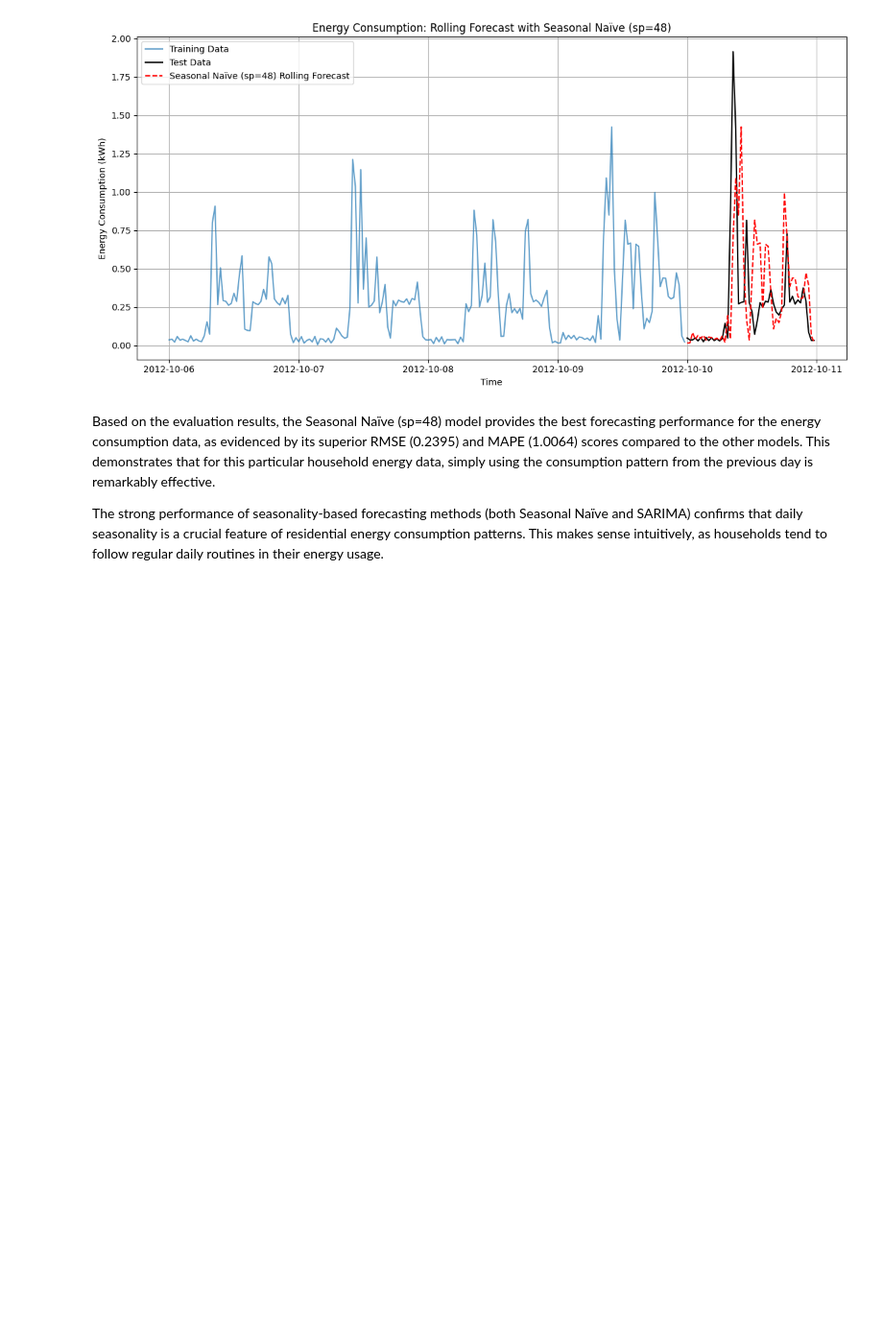
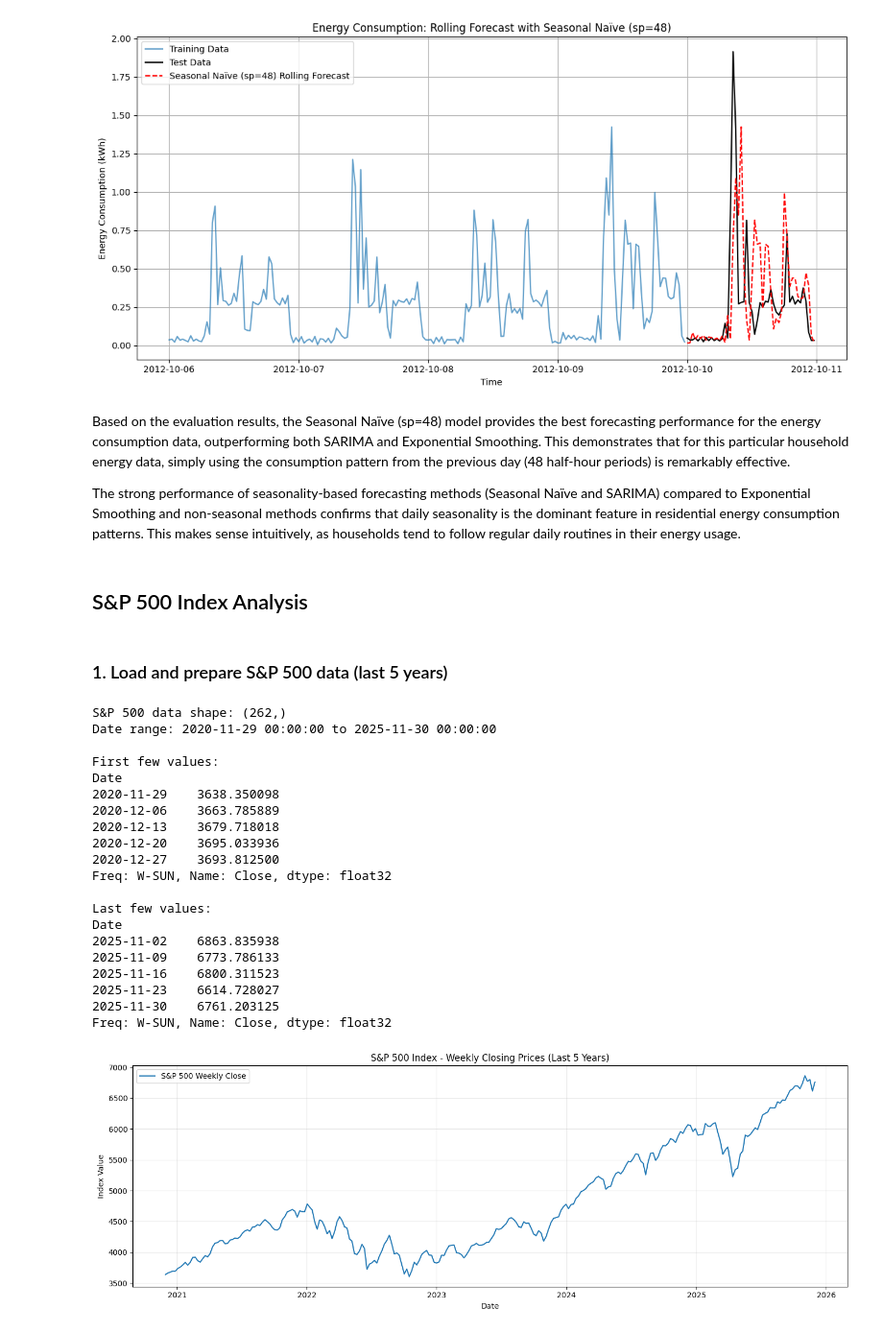
Before and after one commit to V8-Luky/time, a Jupyter notebook: notebooks/05_Exercise.ipynb, the cells around one changed output. Shown at 96% size. Drawn from its saved outputs; the diff is of its cells as text; code cells hidden in the pictures; blank space fills up the shorter version.

```diff
--- a/notebooks/05_Exercise.ipynb
+++ b/notebooks/05_Exercise.ipynb
@@ -468,6 +523,64 @@ Best Model Selected: Seasonal Naïve (sp=48)
 Performance on Held-Out Test Set: RMSE: 0.3666, MAPE: 1.0829, MAE: 0.2156
 [figure]
 # %% [markdown]
-Based on the evaluation results, the Seasonal Naïve (sp=48) model provides the best forecasting performance for the energy consumption data, as evidenced by its superior RMSE (0.2395) and MAPE (1.0064) scores compared to the other models. This demonstrates that for this particular household energy data, simply using the consumption pattern from the previous day is remarkably effective.
+Based on the evaluation results, the Seasonal Naïve (sp=48) model provides the best forecasting performance for the energy consumption data, outperforming both SARIMA and Exponential Smoothing. This demonstrates that for this particular household energy data, simply using the consumption pattern from the previous day (48 half-hour periods) is remarkably effective.
 
-The strong performance of seasonality-based forecasting methods (both Seasonal Naïve and SARIMA) confirms that daily seasonality is a crucial feature of residential energy consumption patterns. This makes sense intuitively, as households tend to follow regular daily routines in their energy usage.
+The strong performance of seasonality-based forecasting methods (Seasonal Naïve and SARIMA) compared to Exponential Smoothing and non-seasonal methods confirms that daily seasonality is the dominant feature in residential energy consumption patterns. This makes sense intuitively, as households tend to follow regular daily routines in their energy usage.
+# %% [markdown]
+## S&P 500 Index Analysis
+# %% [markdown]
+### 1. Load and prepare S&P 500 data (last 5 years)
+# %%
+url = "https://stooq.com/q/d/l/?s=%5Espx&i=d"
+
+df = pd.read_csv(
+    url,
+    parse_dates=["Date"],
+    index_col="Date"
+)
+df_sp500_close = df["Close"].astype("float32")  # Daily closing price of S&P 500
+cutoff_date = df_sp500_close.index.max() - pd.DateOffset(years=5)
+df_sp500_close = df_sp500_close[(df_sp500_close.index >= cutoff_date)]
+
+# Sort index in ascending order
+df_sp500_close = df_sp500_close.sort_index()
+
+# Resample to weekly frequency to match Apple analysis
+data_sp500 = df_sp500_close.resample('W').mean().ffill()
+
+print(f"S&P 500 data shape: {data_sp500.shape}")
+print(f"Date range: {data_sp500.index.min()} to {data_sp500.index.max()}")
+print(f"\nFirst few values:\n{data_sp500.head()}")
+print(f"\nLast few values:\n{data_sp500.tail()}")
+
+fig, ax = plt.subplots(figsize=(14, 5))
+ax.plot(data_sp500.index, data_sp500, label='S&P 500 Weekly Close', linewidth=1.5)
+ax.set_title('S&P 500 Index - Weekly Closing Prices (Last 5 Years)')
+ax.set_xlabel('Date')
+ax.set_ylabel('Index Value')
+ax.legend()
+ax.grid(True, alpha=0.3)
+plt.tight_layout()
+plt.show()
+# %% [output]
+S&P 500 data shape: (262,)
+Date range: 2020-11-29 00:00:00 to 2025-11-30 00:00:00
+
+First few values:
+Date
+2020-11-29    3638.350098
+2020-12-06    3663.785889
+2020-12-13    3679.718018
+2020-12-20    3695.033936
+2020-12-27    3693.812500
+Freq: W-SUN, Name: Close, dtype: float32
+
+Last few values:
+Date
+2025-11-02    6863.835938
+2025-11-09    6773.786133
+2025-11-16    6800.311523
+2025-11-23    6614.728027
+2025-11-30    6761.203125
+Freq: W-SUN, Name: Close, dtype: float32
+[figure, added]
```
Also changed, not shown: parts of 30 cells of this notebook, 1 other file.
